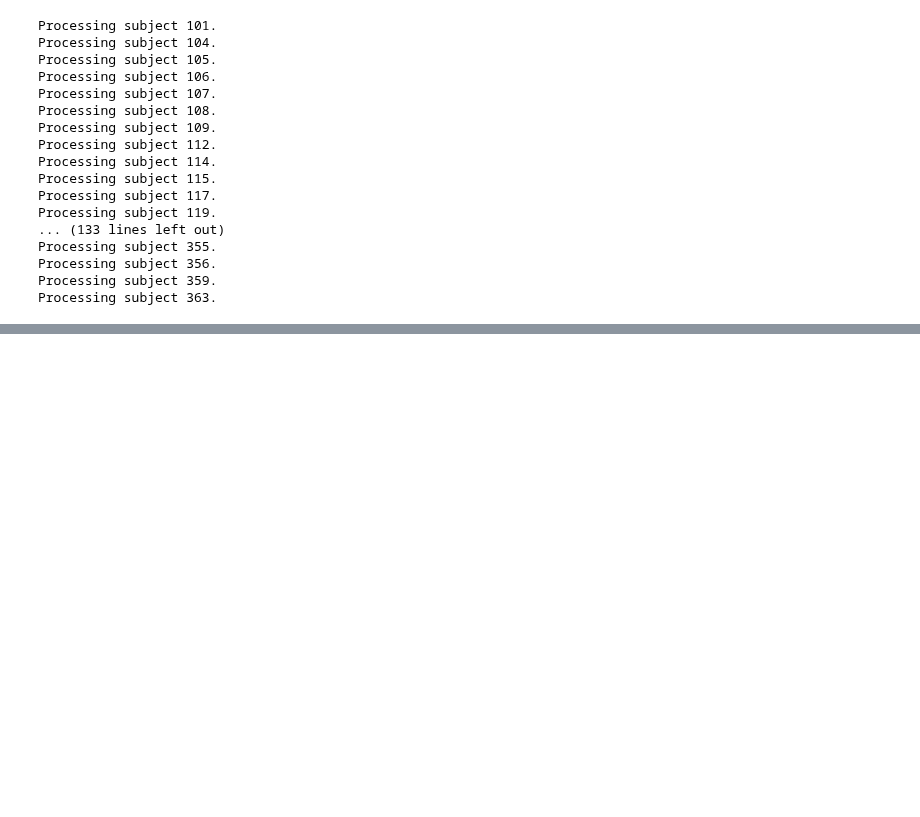
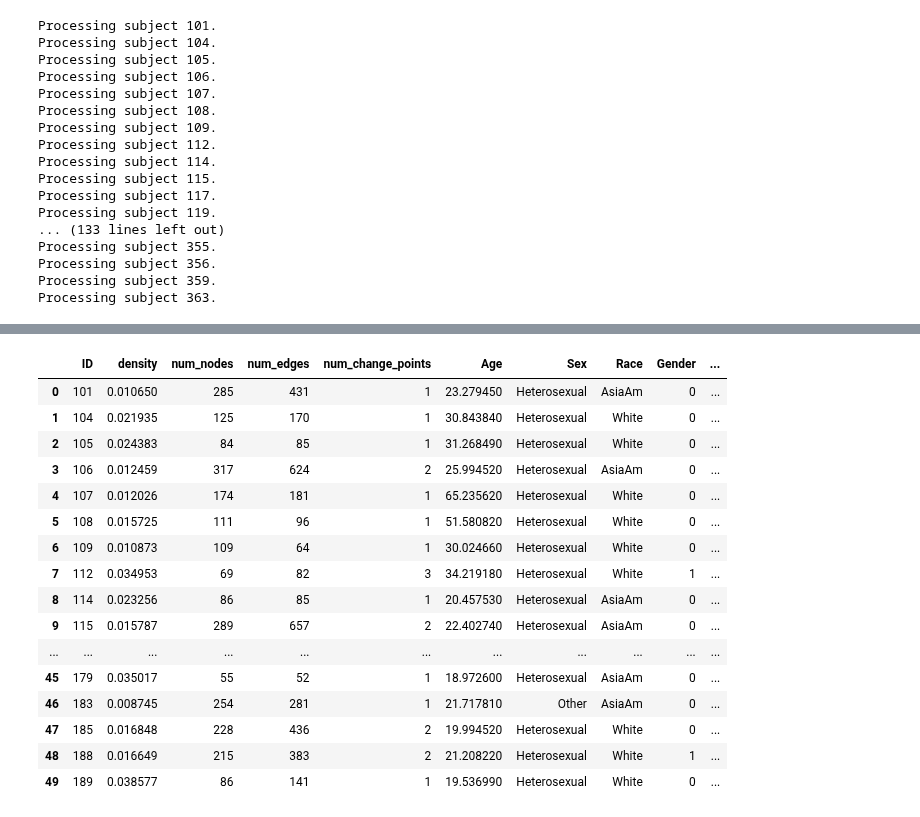
Before and after one commit to spatank/Curiosity, a Jupyter notebook: v8/collect_KNOT_results_CSV.ipynb, the cells around one changed output, grey strips where cells are left out. Cells and saved outputs as stored; diff of their text form; code cells hidden in the pictures; blank space fills up the shorter version.

Commit message:
Data preparation for R: v2

```diff
--- a/v8/collect_KNOT_results_CSV.ipynb
+++ b/v8/collect_KNOT_results_CSV.ipynb
@@ -124,2 +126,29 @@ df.head(50)
 # %%
 df.to_csv('/Volumes/My Passport/Curiosity/v8/Data/KNOT/processed_KNOT_data.csv', index = False)
+# %%
+df_2 = pd.DataFrame(columns = ['ID', 'density', 'num_nodes', 'num_edges', 'num_change_points',
+                             'Age', 'Sex', 'Race', 'Gender', 'Education', 'Income',
+                             'JE', 'DS', 'ST', 'SC', 'TS',
+                             'Regularity', 'Reinforcement'
+                              ])
+for i, subj_ID in enumerate(np.squeeze(ID).tolist()):
+    print('Processing subject %d.' % subj_ID)
+    df_2 = df_2.append({'ID': int(subj_ID),
+                    'density': density[i][0],
+                    'num_nodes': num_nodes[i][0],
+                    'num_edges': num_edges[i][0],
+                    'num_change_points': num_change_points[i][0],
+                    'Age': KNOT_all_raw.loc[KNOT_all_raw['ID'] == subj_ID, 'AgeYears'].iloc[0],
+                    'Sex': KNOT_all_raw.loc[KNOT_all_raw['ID'] == subj_ID, 'SexOrient'].iloc[0],
+                    'Race': KNOT_all_raw.loc[KNOT_all_raw['ID'] == subj_ID, 'Race'].iloc[0],
+                    'Gender': KNOT_all_raw.loc[KNOT_all_raw['ID'] == subj_ID, 'GenderFactor'].iloc[0],
+                    'Education': KNOT_all_raw.loc[KNOT_all_raw['ID'] == subj_ID, 'EducDeg'].iloc[0],
+                    'Income': KNOT_all_raw.loc[KNOT_all_raw['ID'] == subj_ID, 'Income'].iloc[0],
+                    'JE': KNOT_all_raw.loc[KNOT_all_raw['ID'] == subj_ID, 'JE_5D'].iloc[0],
+                    'DS': KNOT_all_raw.loc[KNOT_all_raw['ID'] == subj_ID, 'DS_5D'].iloc[0],
+                    'ST': KNOT_all_raw.loc[KNOT_all_raw['ID'] == subj_ID, 'ST_5D'].iloc[0],
+                    'SC': KNOT_all_raw.loc[KNOT_all_raw['ID'] == subj_ID, 'SC_5D'].iloc[0],
+                    'TS': KNOT_all_raw.loc[KNOT_all_raw['ID'] == subj_ID, 'TS_5D'].iloc[0],
+                    'Regularity': reinf_reg.loc[reinf_reg['ID'] == subj_ID, 'Regularity'].item(),
+                    'Reinforcement': reinf_reg.loc[reinf_reg['ID'] == subj_ID, 'Reinforcement'].item()
+                   }, ignore_index = True)
@@ -125,0 +173,20 @@ df.to_csv('/Volumes/My Passport/Curiosity/v8/Data/KNOT/processed_KNOT_data.csv',
+# %%
+df_2.head(50)
+# %% [output]
+|  | ID | density | num_nodes | num_edges | num_change_points | Age | Sex | Race | Gender | ... |
+| 0 | 101 | 0.010650 | 285 | 431 | 1 | 23.279450 | Heterosexual | AsiaAm | 0 | ... |
+| 1 | 104 | 0.021935 | 125 | 170 | 1 | 30.843840 | Heterosexual | White | 0 | ... |
+| 2 | 105 | 0.024383 | 84 | 85 | 1 | 31.268490 | Heterosexual | White | 0 | ... |
+| 3 | 106 | 0.012459 | 317 | 624 | 2 | 25.994520 | Heterosexual | AsiaAm | 0 | ... |
+| 4 | 107 | 0.012026 | 174 | 181 | 1 | 65.235620 | Heterosexual | White | 0 | ... |
+| 5 | 108 | 0.015725 | 111 | 96 | 1 | 51.580820 | Heterosexual | White | 0 | ... |
+| 6 | 109 | 0.010873 | 109 | 64 | 1 | 30.024660 | Heterosexual | White | 0 | ... |
+| 7 | 112 | 0.034953 | 69 | 82 | 3 | 34.219180 | Heterosexual | White | 1 | ... |
+| 8 | 114 | 0.023256 | 86 | 85 | 1 | 20.457530 | Heterosexual | AsiaAm | 0 | ... |
+| 9 | 115 | 0.015787 | 289 | 657 | 2 | 22.402740 | Heterosexual | AsiaAm | 0 | ... |
+| ... | ... | ... | ... | ... | ... | ... | ... | ... | ... | ... |
+| 45 | 179 | 0.035017 | 55 | 52 | 1 | 18.972600 | Heterosexual | AsiaAm | 0 | ... |
+| 46 | 183 | 0.008745 | 254 | 281 | 1 | 21.717810 | Other | AsiaAm | 0 | ... |
+| 47 | 185 | 0.016848 | 228 | 436 | 2 | 19.994520 | Heterosexual | White | 0 | ... |
+| 48 | 188 | 0.016649 | 215 | 383 | 2 | 21.208220 | Heterosexual | White | 1 | ... |
+| 49 | 189 | 0.038577 | 86 | 141 | 1 | 19.536990 | Heterosexual | White | 0 | ... |
```
Also changed, not shown: parts of 5 cells of this notebook, 1 other file.
